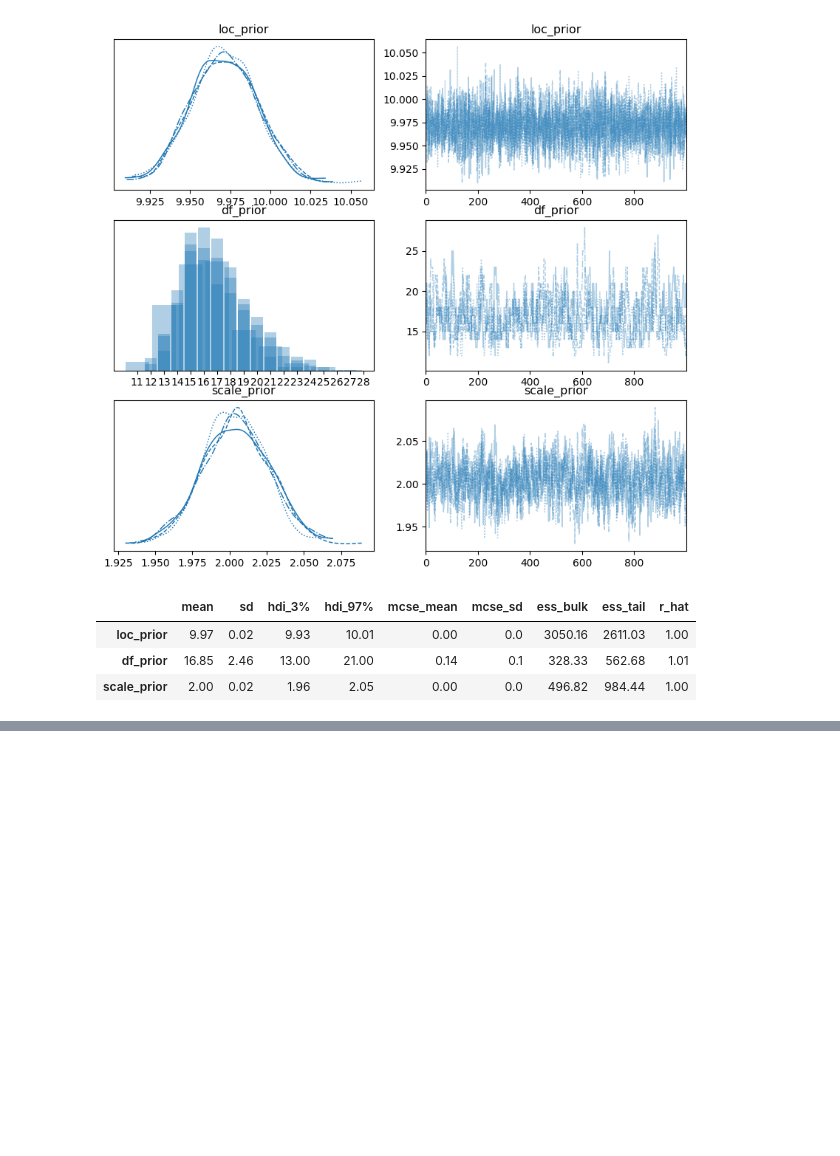
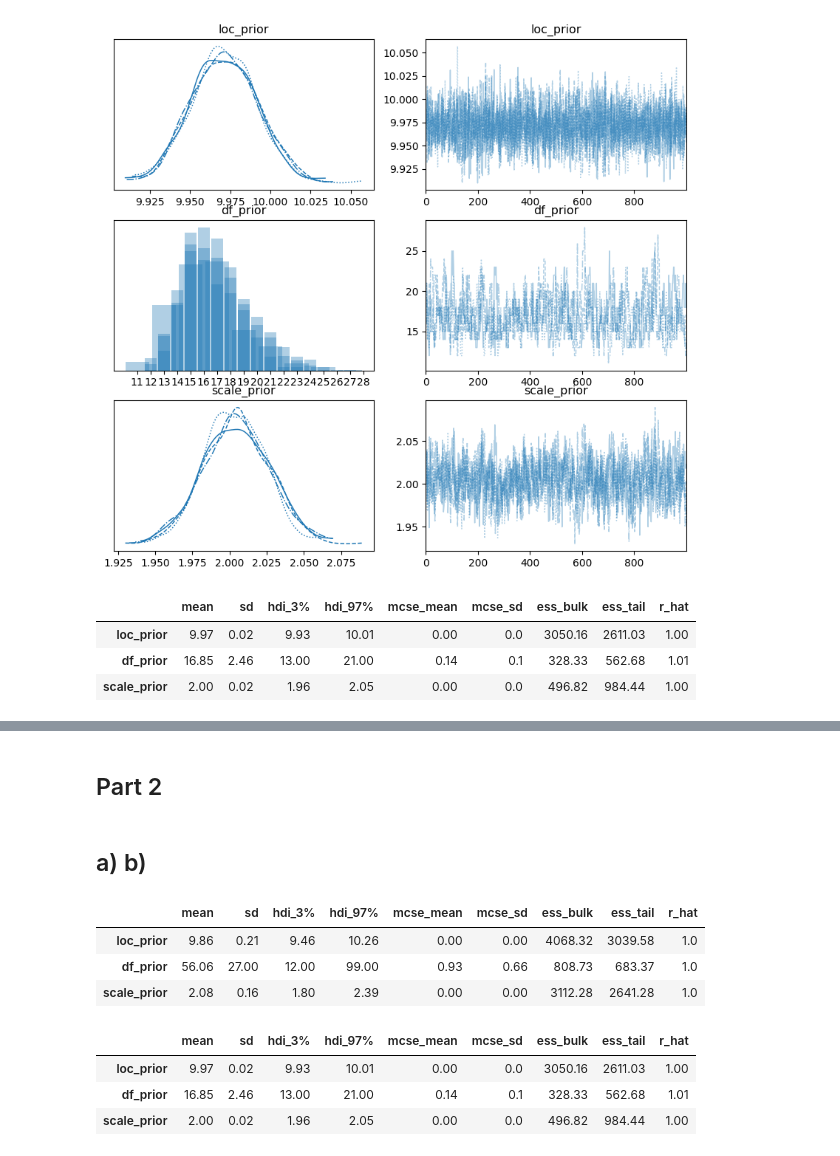
Before and after one commit to MatthewPronyshyn/STA365, a Jupyter notebook: Homework4.ipynb, the cells around one changed output, grey strips where cells are left out. Saved outputs shown, nothing was run; the diff lists cells and outputs as text; code cells hidden in the pictures; blank space fills up the shorter version.

```diff
--- a/Homework4.ipynb
+++ b/Homework4.ipynb
@@ -89,0 +101,18 @@ az.summary(idata_MH_2, round_to=2)
+# %% [markdown]
+## Part 2
+# %% [markdown]
+## a) b)
+# %%
+az.summary(idata_MH, round_to=2)
+# %% [output]
+|  | mean | sd | hdi_3% | hdi_97% | mcse_mean | mcse_sd | ess_bulk | ess_tail | r_hat |
+| loc_prior | 9.86 | 0.21 | 9.46 | 10.26 | 0.00 | 0.00 | 4068.32 | 3039.58 | 1.0 |
+| df_prior | 56.06 | 27.00 | 12.00 | 99.00 | 0.93 | 0.66 | 808.73 | 683.37 | 1.0 |
+| scale_prior | 2.08 | 0.16 | 1.80 | 2.39 | 0.00 | 0.00 | 3112.28 | 2641.28 | 1.0 |
+# %%
+az.summary(idata_MH_2, round_to=2)
+# %% [output]
+|  | mean | sd | hdi_3% | hdi_97% | mcse_mean | mcse_sd | ess_bulk | ess_tail | r_hat |
+| loc_prior | 9.97 | 0.02 | 9.93 | 10.01 | 0.00 | 0.0 | 3050.16 | 2611.03 | 1.00 |
+| df_prior | 16.85 | 2.46 | 13.00 | 21.00 | 0.14 | 0.1 | 328.33 | 562.68 | 1.01 |
+| scale_prior | 2.00 | 0.02 | 1.96 | 2.05 | 0.00 | 0.0 | 496.82 | 984.44 | 1.00 |
```
Also changed, not shown: parts of 8 cells of this notebook.
